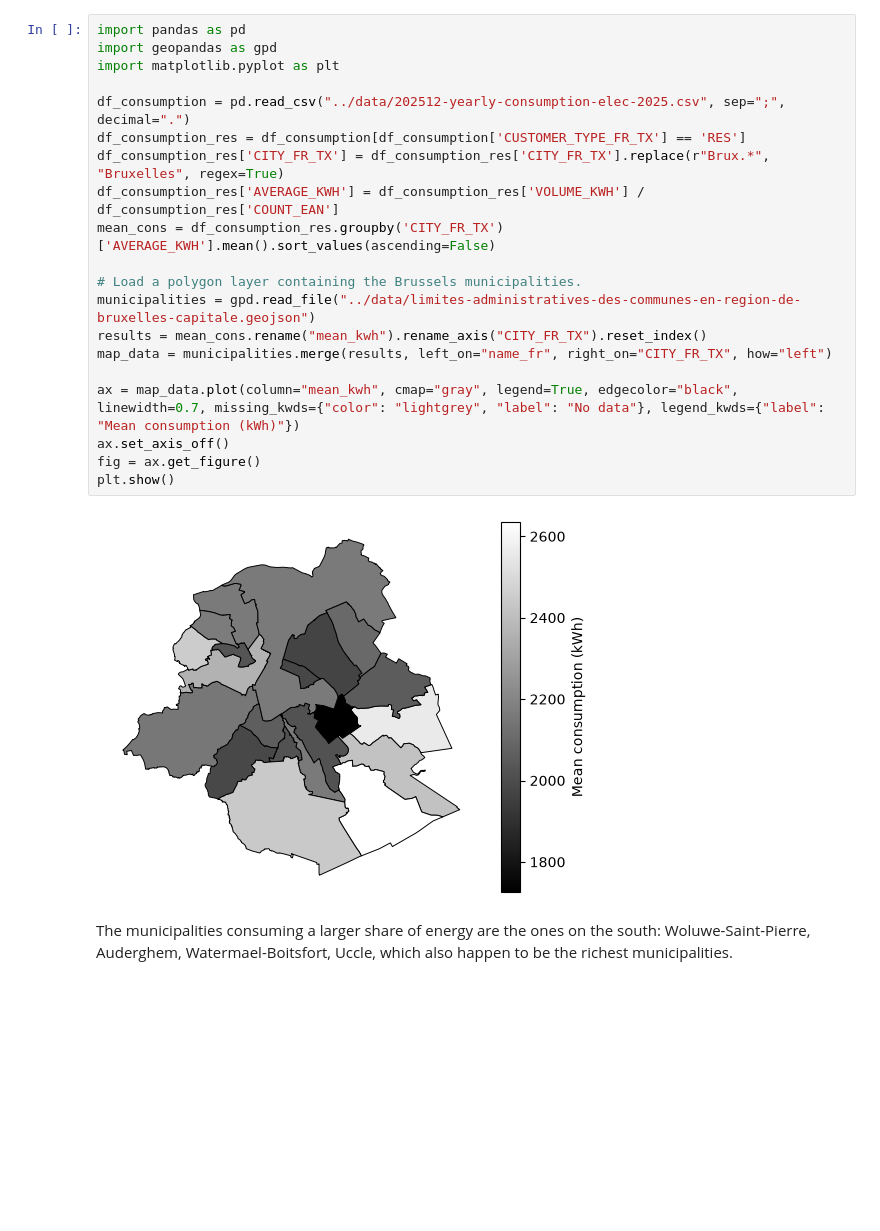
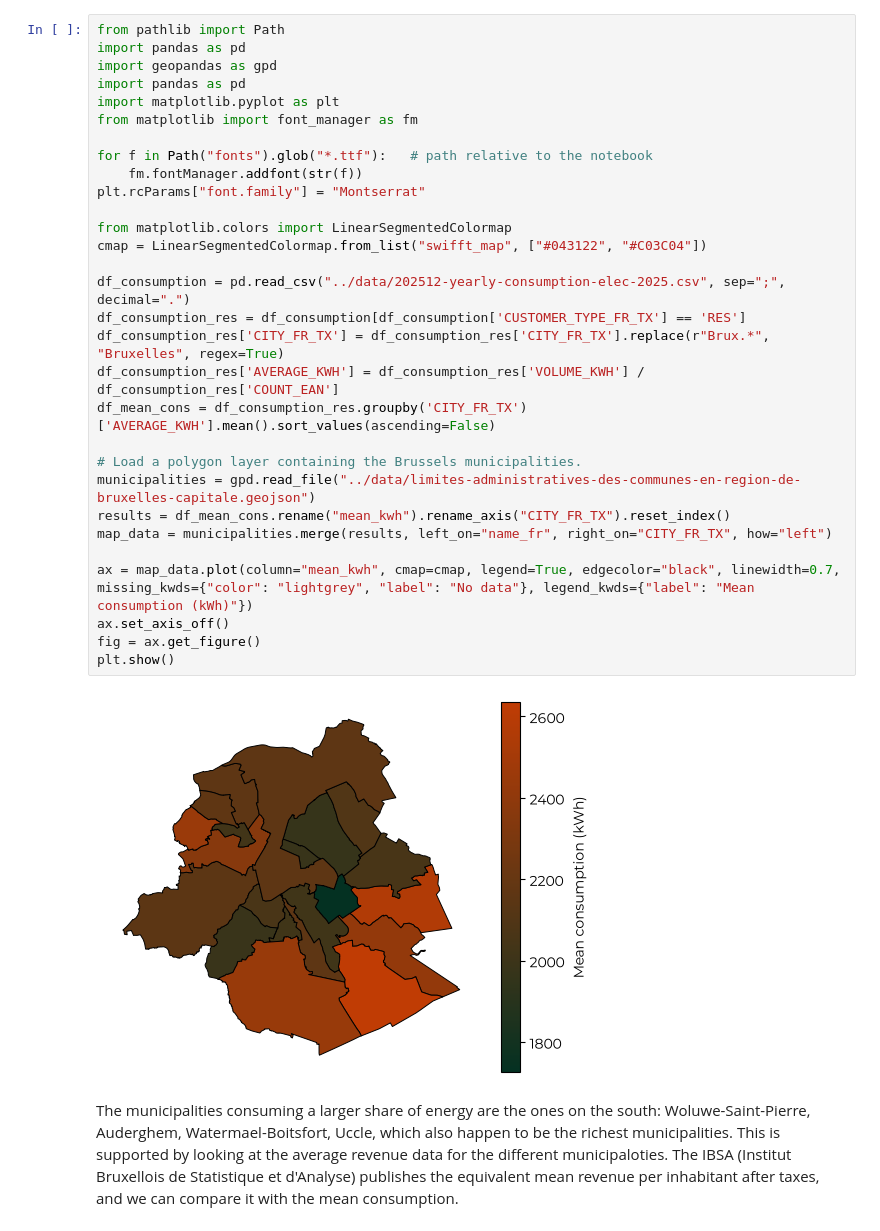
Before and after one commit to albertoprocacci/ders-in-brussels, a Jupyter notebook: book/02_energy-consumption.ipynb, the cells around one changed output. Drawn from its saved outputs; the diff is of its cells as text; blank space fills up the shorter version.

```diff
--- a/book/02_energy-consumption.ipynb
+++ b/book/02_energy-consumption.ipynb
@@ -5,24 +5,35 @@ Sibelga publishes the yearly consumption for the Brussels region. Looking at the
 # %%
+from pathlib import Path
 import pandas as pd
 import geopandas as gpd
+import pandas as pd
 import matplotlib.pyplot as plt
+from matplotlib import font_manager as fm
+
+for f in Path("fonts").glob("*.ttf"):   # path relative to the notebook
+    fm.fontManager.addfont(str(f))
+plt.rcParams["font.family"] = "Montserrat"
+
+from matplotlib.colors import LinearSegmentedColormap
+cmap = LinearSegmentedColormap.from_list("swifft_map", ["#043122", "#C03C04"])
 
 df_consumption = pd.read_csv("../data/202512-yearly-consumption-elec-2025.csv", sep=";", decimal=".")
 df_consumption_res = df_consumption[df_consumption['CUSTOMER_TYPE_FR_TX'] == 'RES']
 df_consumption_res['CITY_FR_TX'] = df_consumption_res['CITY_FR_TX'].replace(r"Brux.*", "Bruxelles", regex=True)
 df_consumption_res['AVERAGE_KWH'] = df_consumption_res['VOLUME_KWH'] / df_consumption_res['COUNT_EAN']
-mean_cons = df_consumption_res.groupby('CITY_FR_TX')['AVERAGE_KWH'].mean().sort_values(ascending=False)
+df_mean_cons = df_consumption_res.groupby('CITY_FR_TX')['AVERAGE_KWH'].mean().sort_values(ascending=False)
 
 # Load a polygon layer containing the Brussels municipalities.
 municipalities = gpd.read_file("../data/limites-administratives-des-communes-en-region-de-bruxelles-capitale.geojson")
-results = mean_cons.rename("mean_kwh").rename_axis("CITY_FR_TX").reset_index()
+results = df_mean_cons.rename("mean_kwh").rename_axis("CITY_FR_TX").reset_index()
 map_data = municipalities.merge(results, left_on="name_fr", right_on="CITY_FR_TX", how="left")
 
-ax = map_data.plot(column="mean_kwh", cmap="gray", legend=True, edgecolor="black", linewidth=0.7, missing_kwds={"color": "lightgrey", "label": "No data"}, legend_kwds={"label": "Mean consumption (kWh)"})
+ax = map_data.plot(column="mean_kwh", cmap=cmap, legend=True, edgecolor="black", linewidth=0.7, missing_kwds={"color": "lightgrey", "label": "No data"}, legend_kwds={"label": "Mean consumption (kWh)"})
 ax.set_axis_off()
 fig = ax.get_figure()
 plt.show()
 # %% [output]
-[figure, old version]
+[figure, new version]
 # %% [markdown]
 The municipalities consuming a larger share of energy are the ones on the south: Woluwe-Saint-Pierre, Auderghem, Watermael-Boitsfort, Uccle, which also happen to be the richest municipalities.
+This is supported by looking at the average revenue data for the different municipaloties. The IBSA (Institut Bruxellois de Statistique et d'Analyse) publishes the equivalent mean revenue per inhabitant after taxes, and we can compare it with the mean consumption.
```
Also changed, not shown: parts of 4 cells of this notebook, 9 other files.
